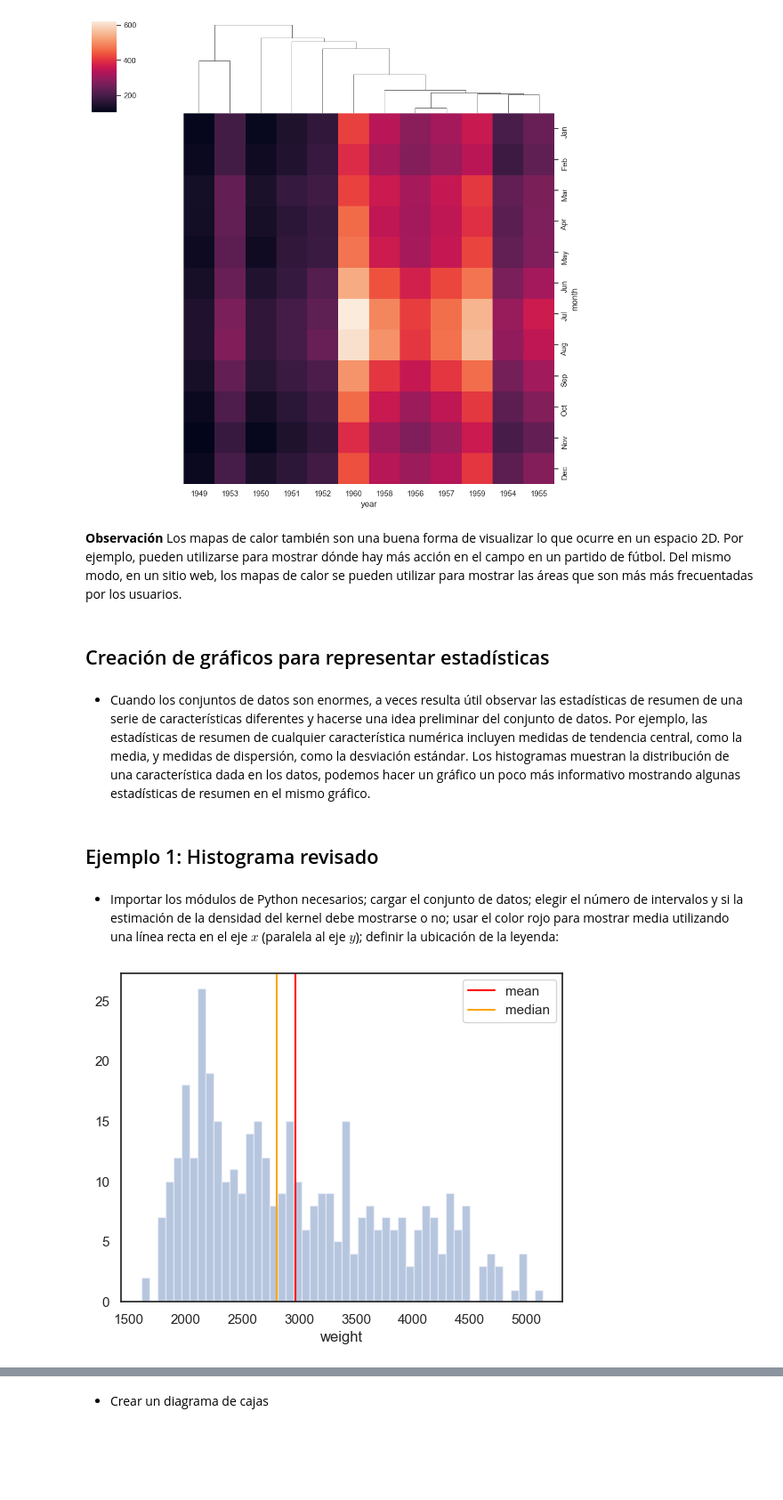
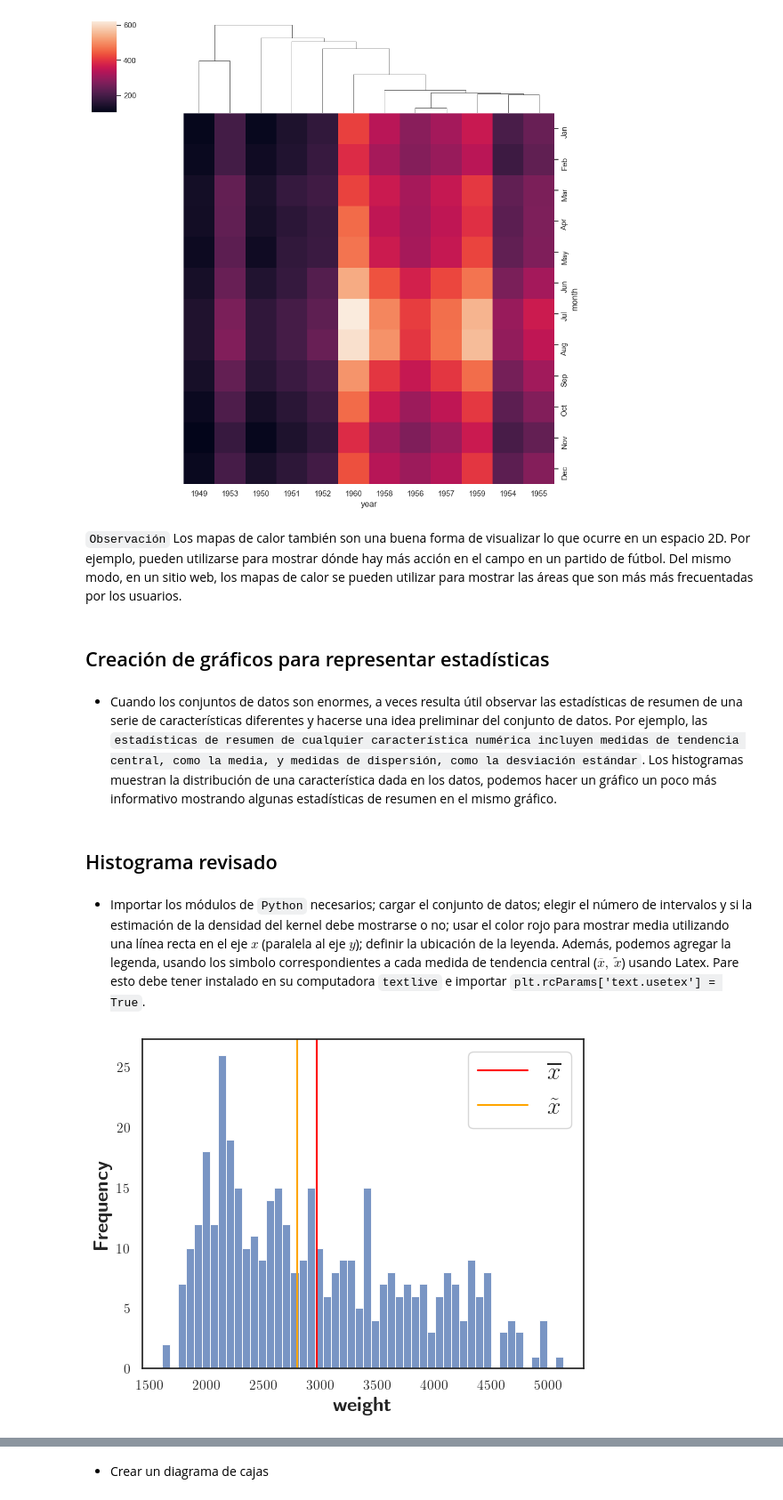
Before and after one commit to lihkir/DataVizPython, a Jupyter notebook: _sources/static_dataviz.ipynb, the cells around one changed output, grey strips where cells are left out. Shown at 89% size. Drawn from its saved outputs; the diff is of its cells as text; code cells hidden in the pictures; blank space fills up the shorter version.

```diff
--- a/_sources/static_dataviz.ipynb
+++ b/_sources/static_dataviz.ipynb
@@ -254,25 +281,29 @@ ax = sns.clustermap(df_pivoted, row_cluster=False, metric='correlation', method=
 [figure]
 [figure]
 # %% [markdown]
-**Observación** Los mapas de calor también son una buena forma de visualizar lo que ocurre en un espacio 2D. Por ejemplo, pueden utilizarse para mostrar dónde hay más acción en el campo en un partido de fútbol. Del mismo modo, en un sitio web, los mapas de calor se pueden utilizar para mostrar las áreas que son más más frecuentadas por los usuarios.
+`Observación` Los mapas de calor también son una buena forma de visualizar lo que ocurre en un espacio 2D. Por ejemplo, pueden utilizarse para mostrar dónde hay más acción en el campo en un partido de fútbol. Del mismo modo, en un sitio web, los mapas de calor se pueden utilizar para mostrar las áreas que son más más frecuentadas por los usuarios.
 # %% [markdown]
 ## Creación de gráficos para representar estadísticas
 # %% [markdown]
-- Cuando los conjuntos de datos son enormes, a veces resulta útil observar las estadísticas de resumen de una serie de características diferentes y hacerse una idea preliminar del conjunto de datos. Por ejemplo, las estadísticas de resumen de cualquier característica numérica incluyen medidas de tendencia central, como la media, y medidas de dispersión, como la desviación estándar. Los histogramas muestran la distribución de una característica dada en los datos, podemos hacer un gráfico un poco más informativo mostrando algunas estadísticas de resumen en el mismo gráfico.
+- Cuando los conjuntos de datos son enormes, a veces resulta útil observar las estadísticas de resumen de una serie de características diferentes y hacerse una idea preliminar del conjunto de datos. Por ejemplo, las `estadísticas de resumen de cualquier característica numérica incluyen medidas de tendencia central, como la media, y medidas de dispersión, como la desviación estándar`. Los histogramas muestran la distribución de una característica dada en los datos, podemos hacer un gráfico un poco más informativo mostrando algunas estadísticas de resumen en el mismo gráfico.
 # %% [markdown]
-## Ejemplo 1: Histograma revisado
+## Histograma revisado
 # %% [markdown]
-- Importar los módulos de Python necesarios; cargar el conjunto de datos; elegir el número de intervalos y si la estimación de la densidad del kernel debe mostrarse o no; usar el color rojo para mostrar media utilizando una línea recta en el eje $x$ (paralela al eje $y$); definir la ubicación de la leyenda:
+- Importar los módulos de `Python` necesarios; cargar el conjunto de datos; elegir el número de intervalos y si la estimación de la densidad del kernel debe mostrarse o no; usar el color rojo para mostrar media utilizando una línea recta en el eje $x$ (paralela al eje $y$); definir la ubicación de la leyenda. Además, podemos agregar la legenda, usando los simbolo correspondientes a cada medida de tendencia central ($\overline{x},~\tilde{x}$) usando Latex. Pare esto debe tener instalado en su computadora `textlive` e importar `plt.rcParams['text.usetex'] = True`.
+# %%
+plt.rcParams['text.usetex'] = True
 # %%
 import matplotlib.pyplot as plt
 import seaborn as sns
 import numpy as np
 
 mpg_df = sns.load_dataset("mpg")
-ax = sns.distplot(mpg_df.weight, bins=50, kde=False)
-plt.axvline(x=np.mean(mpg_df.weight), color='red', label='mean')
-plt.axvline(x=np.median(mpg_df.weight), color='orange', label='median')
-plt.legend(loc='upper right');
+ax = sns.histplot(mpg_df.weight, bins=50, kde=False)
+plt.axvline(x=np.mean(mpg_df.weight), color='red', label=r'$\overline{x}$')
+plt.axvline(x=np.median(mpg_df.weight), color='orange', label=r'$\tilde{x}$')
+ax.set_xlabel(r'\textbf{weight}', fontsize=16)
+ax.set_ylabel(r'\textbf{Frequency}', fontsize=16)
+plt.legend(loc='upper right', fontsize = 20);
 # %% [output]
-[figure, old version]
+[figure, new version]
 # %% [markdown]
```
Also changed, not shown: parts of 111 cells of this notebook, 35 other files.
